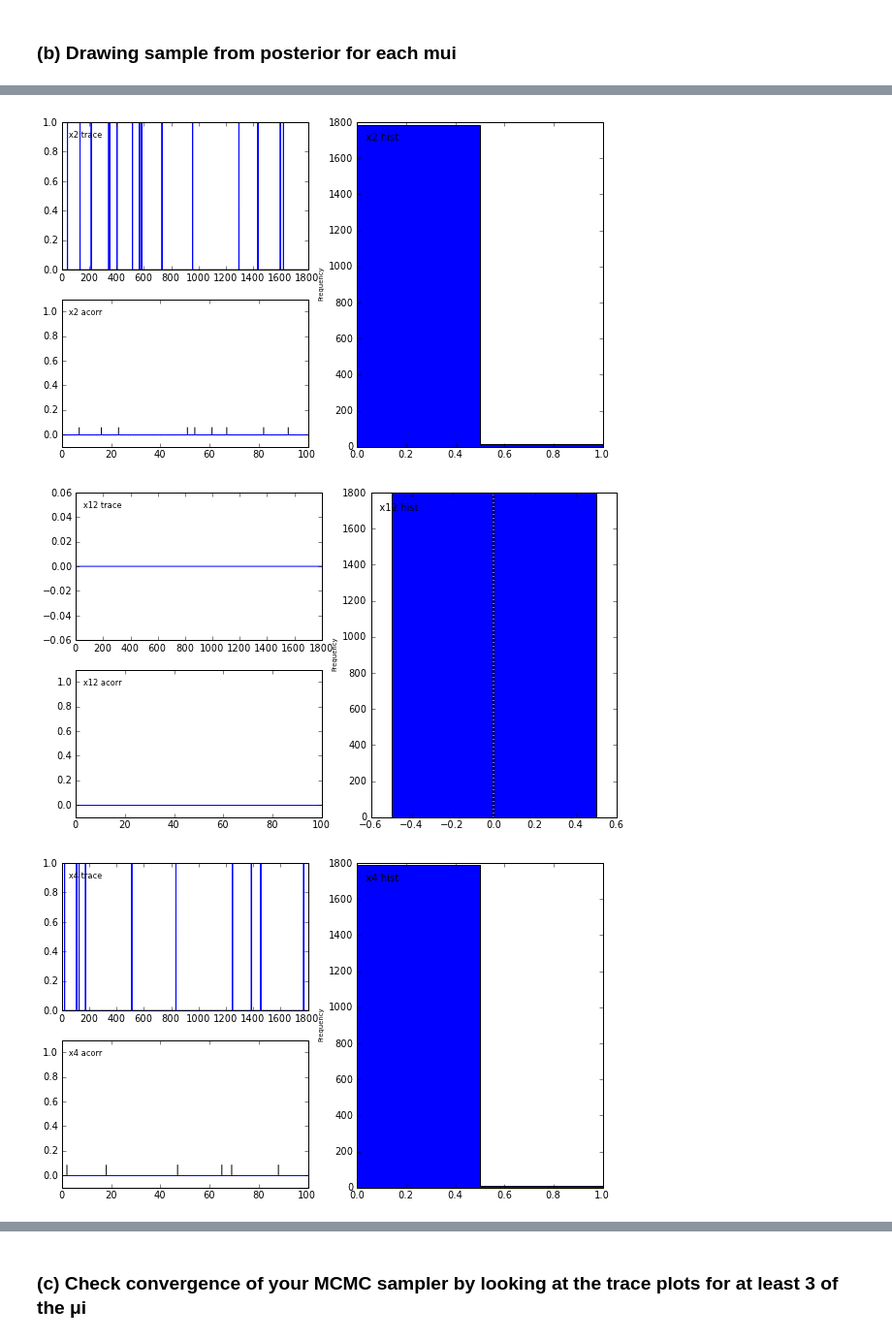
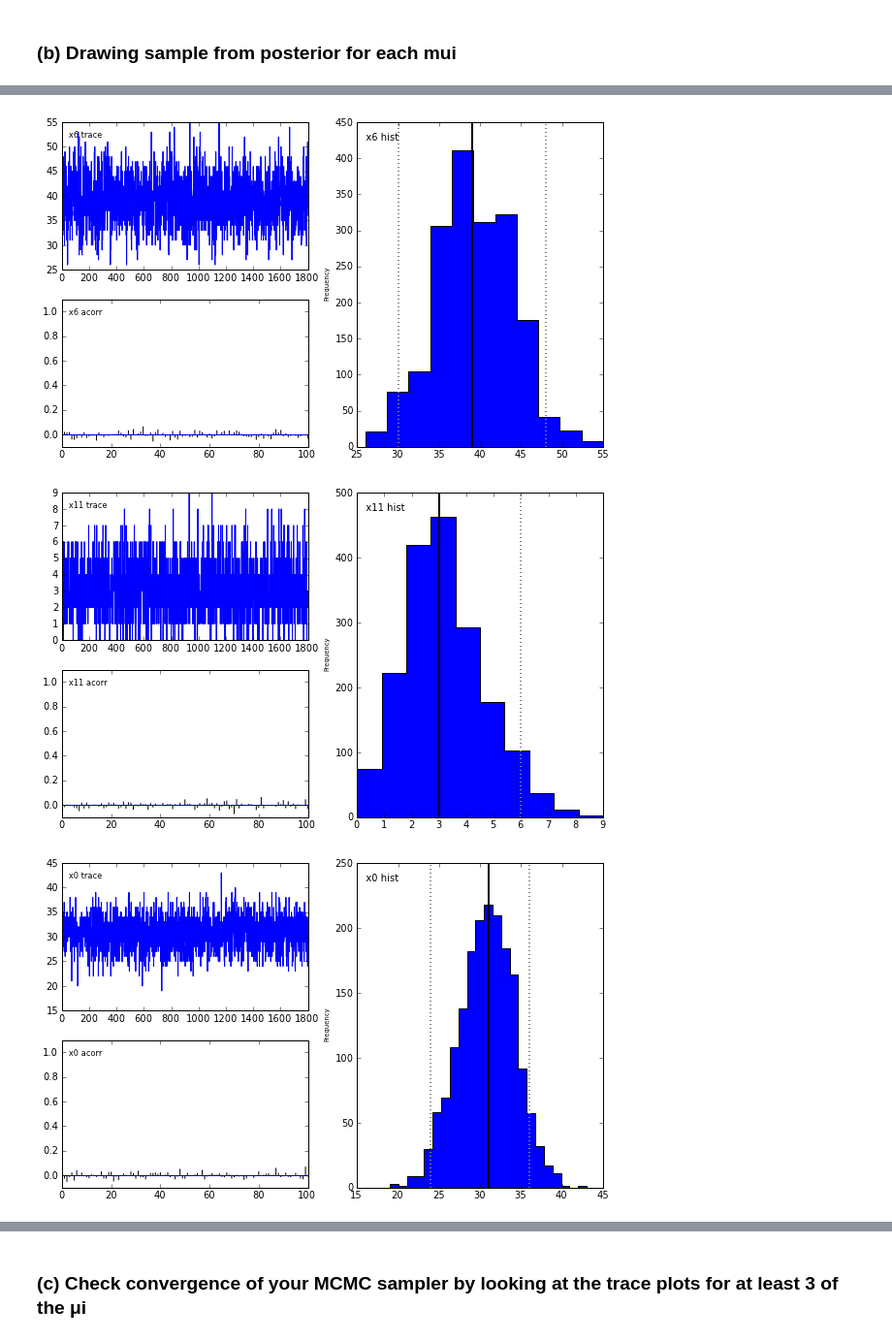
Before and after one commit to sonalisharma/pythonseminar, a Jupyter notebook: HW11/HW11.ipynb, the cells around one changed output, grey strips where cells are left out. Shown at 97% size. Saved outputs shown, nothing was run; the diff lists cells and outputs as text; code cells hidden in the pictures.

```diff
--- a/HW11/HW11.ipynb
+++ b/HW11/HW11.ipynb
@@ -42,10 +42,13 @@ xs = dict()
 # model
 @pymc.deterministic(plot=False)
 def playeravg(a=alpha, b=beta):
-    return pymc.Beta('avg',a,b)
+    return pymc.beta_like(mle[i],a,b)
 
 for i in range(len(data)):
-    mus['mu'+ str(i)] = playeravg
+    t = pymc.beta_like(mle[i],alpha,beta)
+    if t<0:
+        t=t*-1
+    mus['mu'+ str(i)] = t
     xs['x' + str(i)] = pymc.Binomial('x' + str(i),n=data.AB[i], p=mus['mu'+ str(i)], value=data.H[i])
 Y = pymc.Container([pymc.Binomial('x' + str(i),n=data.AB[i], p=mus['mu'+ str(i)], value=data.H[i]) for i in range(len(data))])
 #Y =  pymc.Container([pymc.Poisson("Y_%d"%i, lambda_[i], size = A.shape[1]) for i in range(num_cities)])
@@ -87,19 +90,8 @@ avg.get_value()
 "\nalpha = pymc.Normal('alpha',mu=0.255,tau=1/float(0.0011))\nbeta = pymc.Normal('beta',mu=1-0.255,tau=1/float(0.0011))\navg = pymc.Beta('avg', alpha=alpha, beta=beta, size=len(data))\navg.get_value() ...
 # %% [markdown]
 ### (b) Drawing sample from posterior for each mui
-# %%
-N_samp = 10000
-N_burn = 1000
-import pymc
-mcsample = {}
-model = {}
-mc = {}
-for i in range(2):
-    model[i] = pymc.Model([mus['mu'+ str(i)],Y[i]])
-    #mc[i] = pymc.MCMC(model[i])
-    #mcsample[i] = mc[i].sample(N_samp, burn=N_burn, thin=5)
 # %%
-test =  pymc.MCMC(Y)
-test.sample(N_samp, burn=N_burn, thin=5)
-pymc.Matplot.plot(test)
+mcmodel =  pymc.MCMC(Y)
+mcmodel.sample(N_samp, burn=N_burn, thin=5)
+pymc.Matplot.plot(mcmodel)
 # %% [output]
@@ -123,3 +115,3 @@ Plotting x7
-[figure, old version]
+[figure, new version]
-[figure, old version]
+[figure, new version]
-[figure, old version]
+[figure, new version]
```
Also changed, not shown: parts of 14 cells of this notebook.
